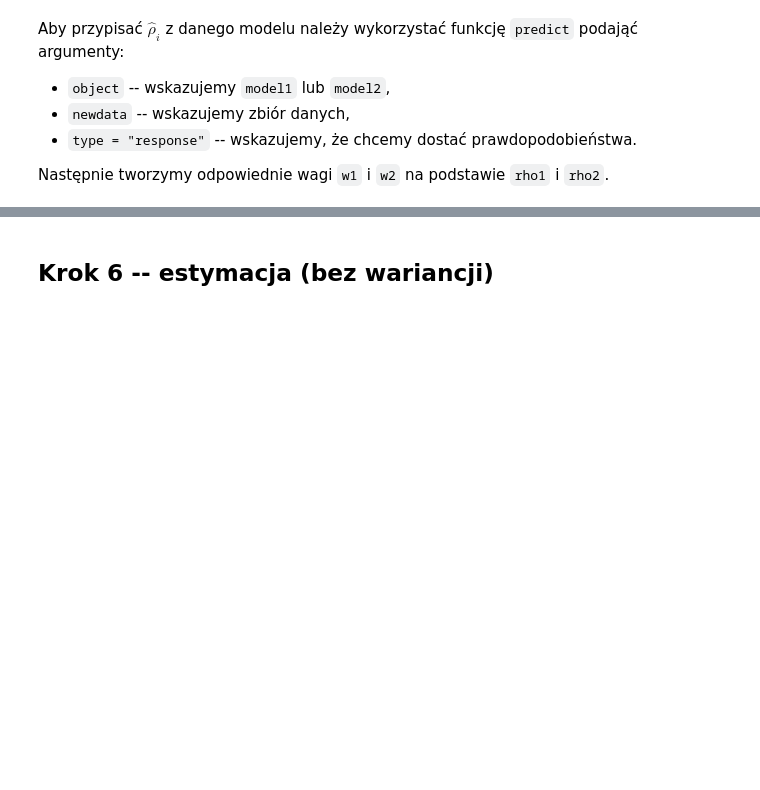
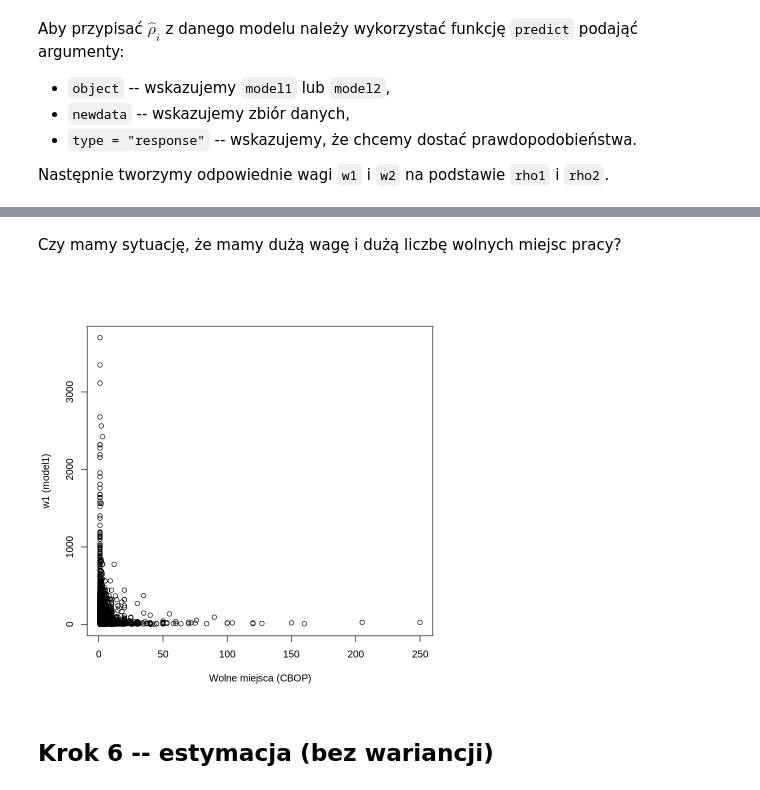
Before and after one commit to DepartmentOfStatisticsPUE/bi-2021, a Jupyter notebook: materialy-wyklady/bi_2021_04_19.ipynb, the cells around one changed output, grey strips where cells are left out. Cells and saved outputs as stored; diff of their text form; code cells hidden in the pictures; blank space fills up the shorter version.

```diff
--- a/materialy-wyklady/bi_2021_04_19.ipynb
+++ b/materialy-wyklady/bi_2021_04_19.ipynb
@@ -273,3 +287,10 @@ A data.frame: 6 × 14
+# %% [markdown]
+Czy mamy sytuację, że mamy dużą wagę i dużą liczbę wolnych miejsc pracy?
+# %%
+plot(x = proba_nielos$wolne_miejsca_cbop, y = proba_nielos$w1,
+     xlab = "Wolne miejsca (CBOP)", ylab = "w1 (model1)")
+# %% [output]
+[figure, added]
 # %% [markdown]
 ## Krok 6 -- estymacja (bez wariancji)
 # %% [markdown]
```
Also changed, not shown: parts of 3 cells of this notebook.
